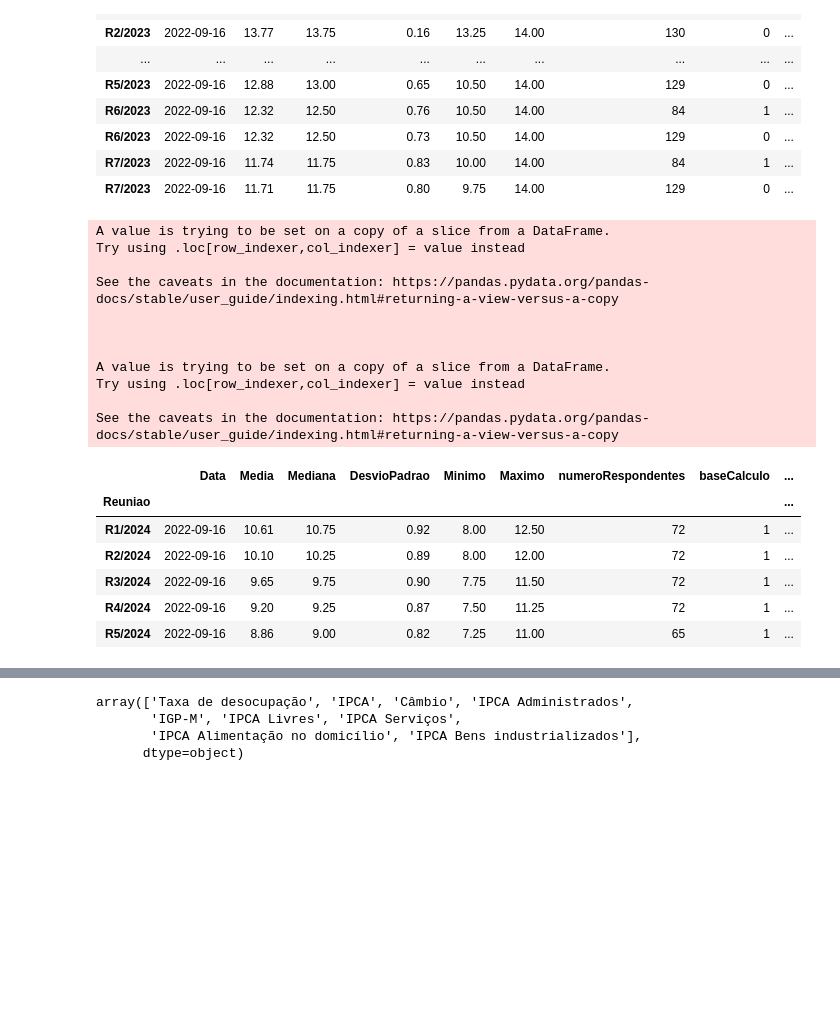
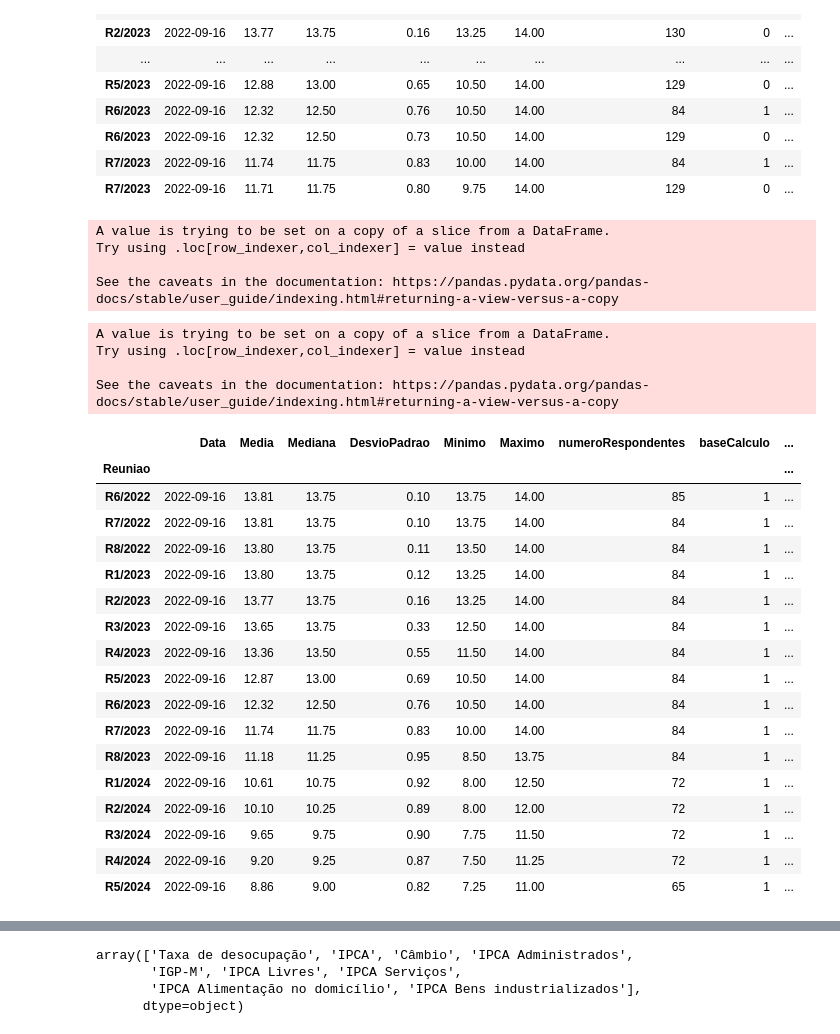
Before and after one commit to nobru01/BcB_Forcast, a Jupyter notebook: filtros.ipynb, the cells around one changed output, grey strips where cells are left out. Cells and saved outputs as stored; diff of their text form; code cells hidden in the pictures; blank space fills up the shorter version.

Commit message:
Adiciona atualização de dados

```diff
--- a/filtros.ipynb
+++ b/filtros.ipynb
@@ -88,17 +88,27 @@ df_selic=df_selic[df_selic['baseCalculo']==1]
 # Expectativa mais atual
 df_selic_ultima=df_selic[df_selic['Data']==df_selic['Data'].max()]
 # df_selic_ultima['mediana_mensal']=df_selic_ultima.apply(lambda x: (1+(x.Mediana/100))**(1/12)-1,axis=1)
+# %%
+# Insere coluna com números de dias no período (entre duas datas)
+df_selic_ultima.loc[df_selic_ultima.index[0],'periodo']=(df_selic_ultima.loc[df_selic_ultima.index[0],'data_reuniao']-datetime.datetime.today().date()).days
+# Define número índice de ref. 100 na data de hoje.
+selic_atual=''
+while type(selic_atual)!=float:
+    try:
+        selic_atual=float(input('Qual é a SELIC atual?(\d\d.d\d\)'))
+    except:
+        continue
+# %% [output]
+A value is trying to be set on a copy of a slice from a DataFrame.
+Try using .loc[row_indexer,col_indexer] = value instead
+
+See the caveats in the documentation: https://pandas.pydata.org/pandas-docs/stable/user_guide/indexing.html#returning-a-view-versus-a-copy
 # %%
-# Insere coluna com números de dias no período (entre duas datas)
-df_selic_ultima.loc[df_selic_ultima.index[0],'periodo']=(df_selic_ultima.loc[df_selic_ultima.index[0],'data_reuniao']-datetime.datetime.today().date()).days
-# Define número índice de ref. 100 na data de hoje.
-selic_atual=''
-while type(selic_atual)!=float:
-    try:
-        selic_atual=float(input('Qual é a SELIC atual?(\d\d.d\d\)'))
-    except:
-        continue
+# Cria num_indice inicial atribuindo 100 para a data de hoje
+## Pode acontecer de demora para atualização do json do bc, gerando o primeiro período negativo, mas não tem problema
 df_selic_ultima.loc[df_selic_ultima.index[0],'num_indice']=100*(1+selic_atual/100)**(df_selic_ultima.loc[df_selic_ultima.index[0],'periodo']/365)
+
+# num_indice_f=num_indice_i*(1+taxa)**(periodo)
 for i in range(1,len(df_selic_ultima)):
     df_selic_ultima.loc[df_selic_ultima.index[i],'periodo']=(df_selic_ultima.loc[df_selic_ultima.index[i],'data_reuniao']-df_selic_ultima.loc[df_selic_ultima.index[i-1],'data_reuniao']).days
     df_selic_ultima.loc[df_selic_ultima.index[i],'num_indice']=df_selic_ultima.loc[df_selic_ultima.index[i-1],'num_indice']*(1+df_selic_ultima.loc[df_selic_ultima.index[i-1],'Mediana']/100)**(df_selic_ultima.loc[df_selic_ultima.index[i],'periodo']/365)
@@ -108,18 +118,22 @@ A value is trying to be set on a copy of a slice from a DataFrame.
 Try using .loc[row_indexer,col_indexer] = value instead
 
 See the caveats in the documentation: https://pandas.pydata.org/pandas-docs/stable/user_guide/indexing.html#returning-a-view-versus-a-copy
-
-
-
-A value is trying to be set on a copy of a slice from a DataFrame.
-Try using .loc[row_indexer,col_indexer] = value instead
-
-See the caveats in the documentation: https://pandas.pydata.org/pandas-docs/stable/user_guide/indexing.html#returning-a-view-versus-a-copy
 # %%
-df_selic_ultima.tail()
+df_selic_ultima
 # %% [output]
 |  | Data | Media | Mediana | DesvioPadrao | Minimo | Maximo | numeroRespondentes | baseCalculo | ... |
 | Reuniao |  |  |  |  |  |  |  |  | ... |
+| R6/2022 | 2022-09-16 | 13.81 | 13.75 | 0.10 | 13.75 | 14.00 | 85 | 1 | ... |
+| R7/2022 | 2022-09-16 | 13.81 | 13.75 | 0.10 | 13.75 | 14.00 | 84 | 1 | ... |
+| R8/2022 | 2022-09-16 | 13.80 | 13.75 | 0.11 | 13.50 | 14.00 | 84 | 1 | ... |
+| R1/2023 | 2022-09-16 | 13.80 | 13.75 | 0.12 | 13.25 | 14.00 | 84 | 1 | ... |
+| R2/2023 | 2022-09-16 | 13.77 | 13.75 | 0.16 | 13.25 | 14.00 | 84 | 1 | ... |
+| R3/2023 | 2022-09-16 | 13.65 | 13.75 | 0.33 | 12.50 | 14.00 | 84 | 1 | ... |
+| R4/2023 | 2022-09-16 | 13.36 | 13.50 | 0.55 | 11.50 | 14.00 | 84 | 1 | ... |
+| R5/2023 | 2022-09-16 | 12.87 | 13.00 | 0.69 | 10.50 | 14.00 | 84 | 1 | ... |
+| R6/2023 | 2022-09-16 | 12.32 | 12.50 | 0.76 | 10.50 | 14.00 | 84 | 1 | ... |
+| R7/2023 | 2022-09-16 | 11.74 | 11.75 | 0.83 | 10.00 | 14.00 | 84 | 1 | ... |
+| R8/2023 | 2022-09-16 | 11.18 | 11.25 | 0.95 | 8.50 | 13.75 | 84 | 1 | ... |
 | R1/2024 | 2022-09-16 | 10.61 | 10.75 | 0.92 | 8.00 | 12.50 | 72 | 1 | ... |
 | R2/2024 | 2022-09-16 | 10.10 | 10.25 | 0.89 | 8.00 | 12.00 | 72 | 1 | ... |
 | R3/2024 | 2022-09-16 | 9.65 | 9.75 | 0.90 | 7.75 | 11.50 | 72 | 1 | ... |
```
Also changed, not shown: parts of 9 cells of this notebook, 7 other files.
